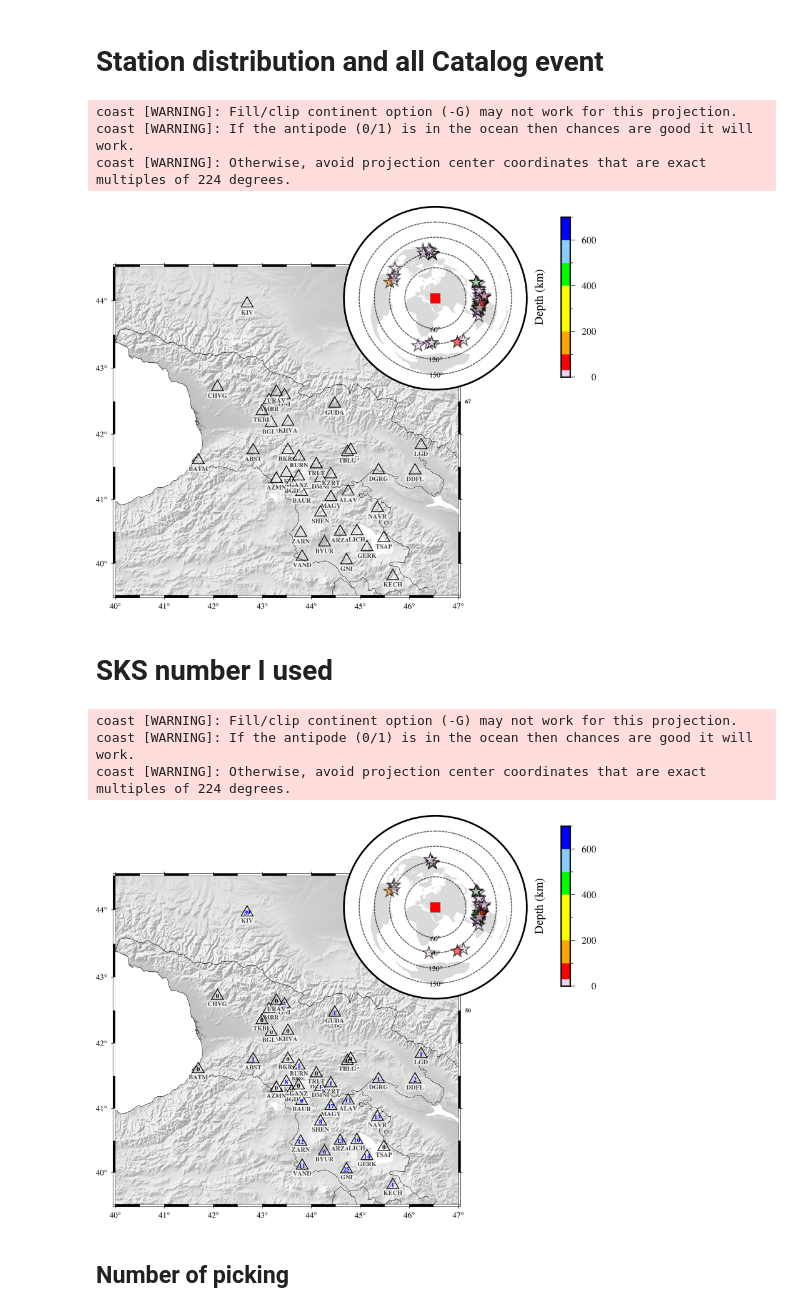
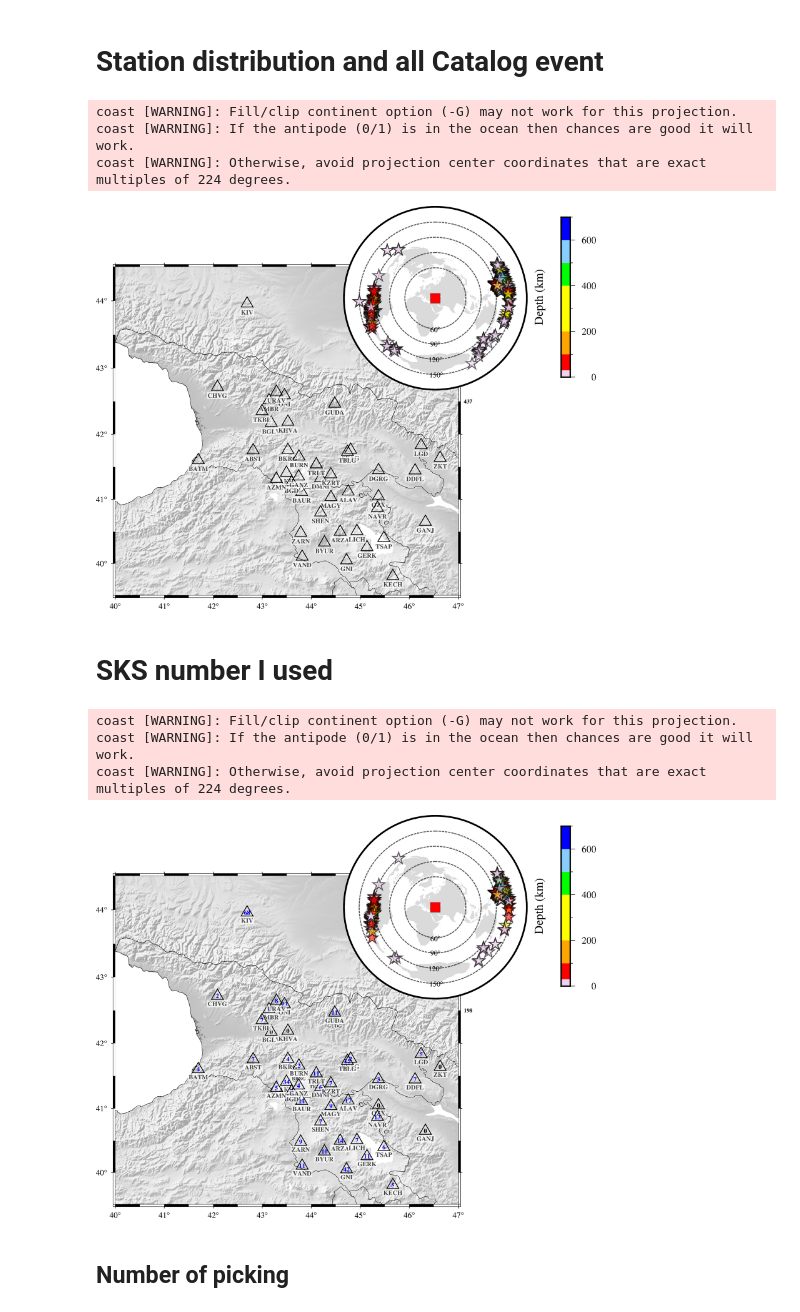
Before and after one commit to jhtong33/Python, a Jupyter notebook: 08.Plot_Station_event_pair.ipynb, the cells around one changed output. Drawn from its saved outputs; the diff is of its cells as text; code cells hidden in the pictures.

```diff
--- a/08.Plot_Station_event_pair.ipynb
+++ b/08.Plot_Station_event_pair.ipynb
@@ -66,18 +66,20 @@ def Plot_event(figmap, Event):
         figmap.colorbar(cmap = 'cmapEQs.cpt', position = 'x9.5/0.55+w7c/0.4c+ml', frame = ['a100f50','+L"Depth (km)"'])
 # %%
 PKLpath = '/Volumes/home/Research/STEP/01_Split'
-Path = '/Volumes/home/Research/STEP/02_Station_result_csv/2015-2020_Mw6+7_85-100degree'
+Path = '/Volumes/home/Research/STEP/02_Station_result_csv/2010-2020_Mw6_120-150degree_SKKS'
 
-phase = 'SKS'
+phase = 'SKKS'
 Mag = 6
-DATApath = f'/Volumes/home/Research/STEP/01_Split/DATA_{phase}_Mw67_85-100'
-evt_cata = 'Event_catalog_2015-2020_mw6+7_85-100.xml'
-CATA = read_events(f'{DATApath}/{evt_cata}')
+DATApath = f'/Volumes/home/Research/STEP/01_Split/DATA_{phase}_Mw6_ZRT'
+evt_cata1 = 'Event_catalog_2010-2015_mw6.xml'
+evt_cata2 = 'Event_catalog_2015-2020_mw6.xml'
+CATA = read_events(f'{DATApath}/{evt_cata1}')
+CATA += read_events(f'{DATApath}/{evt_cata2}')
 notplotLIST = ['TRLG','BRNG','GUDG']
 
-SAVEpath = '/Volumes/home/Research/STEP/04_Station_result_map/2015-2020_Mw6+7_85-100'
+SAVEpath = '/Volumes/home/Research/STEP/04_Station_result_map/2010-2020_Mw6_SKKS'
 
-filemag = 'Mw67_85-100'
+filemag = 'Mw6_SKKS'
 # %%
 def Event_clean():
     Ori_Event = {'Time':[],
@@ -141,7 +143,7 @@ figmap.show()
 coast [WARNING]: Fill/clip continent option (-G) may not work for this projection.
 coast [WARNING]: If the antipode (0/1) is in the ocean then chances are good it will work.
 coast [WARNING]: Otherwise, avoid projection center coordinates that are exact multiples of 224 degrees.
-[figure, old version]
+[figure, new version]
 # %% [markdown]
 # SKS number I used
 # %%
@@ -161,23 +163,23 @@ for CSVpath in sorted(glob.glob(f'{Path}/*.csv')):
     STApkl = pickle.load(open(f'{PKLpath}/{NET}_{STA}.pkl', "rb"))
     values = [value for keys, value in STApkl.items() ][0]
     df = pd.read_csv(CSVpath)
-    df = df[df['Phase']=='SKS'][df['SNRQ']>=5]
+    df = df[df['Phase']==phase][df['SNRQ']>=5]
 
 
     if STA == 'GUDA':
         secondSTA = 'GUDG'
         secdf = pd.read_csv(glob.glob(f'{Path}/*{secondSTA}*.csv')[0])
-        secdf = secdf[secdf['Phase']=='SKS']#[secdf['Mag']>=7.0]
+        secdf = secdf[secdf['Phase']==phase]#[secdf['Mag']>=7.0]
         STAdatalength = len(df) + len(secdf)
     elif STA == 'BURN':
         secondSTA = 'BRNG'
         secdf = pd.read_csv(glob.glob(f'{Path}/*{secondSTA}*.csv')[0])
-        secdf = secdf[secdf['Phase']=='SKS']#[secdf['Mag']>=7.0]
+        secdf = secdf[secdf['Phase']==phase]#[secdf['Mag']>=7.0]
         STAdatalength = len(df) + len(secdf)
     elif STA == 'TRLT':
         secondSTA = 'TRLG'
         secdf = pd.read_csv(glob.glob(f'{Path}/*{secondSTA}*.csv')[0])
-        secdf = secdf[secdf['Phase']=='SKS']#[secdf['Mag']>=7.0]
+        secdf = secdf[secdf['Phase']==phase]#[secdf['Mag']>=7.0]
         STAdatalength = len(df) + len(secdf)
     else:
         STAdatalength = len(df)
@@ -190,34 +192,34 @@ for CSVpath in sorted(glob.glob(f'{Path}/*.csv')):
             figmap.text(x=st_lon,y=st_lat,text=STAdatalength, font="8p,Times-Bold,blue")
         else:
             figmap.text(x=st_lon,y=st_lat,text=STAdatalength, font="8p,Times-Bold,black")
     else :
         figmap.text(x=st_lon,y=st_lat-0.2,text=STA, font="6p,Times-Bold,black",fill='white',transparency=30)
 
     for event in glob.glob(f'{DATApath}/*{STA}/*'):
         evtTime = event.rsplit('/')[-1]
         if evtTime not in USEevent:
             USEevent.append(evtTime)
 
 ##============= clean up catalog I used
 Event = Ori_Event.copy()
 removelist = [x for x in Event['Time'] if x not in USEevent]
 for reevent in removelist:
     index = Event['Time'].index(reevent)
     for keys in Event:
         Event[keys].pop(index)
 NEWEvent=pd.DataFrame(Event)
 num_evt = len(NEWEvent)
 figmap.text(x=47.2,y=42.5,text=f'{num_evt}',font="7p,Times-Bold,black", no_clip=True)
 ##============= plot earthquake distribution
 Plot_event(figmap, NEWEvent)
 figmap.savefig(f'{SAVEpath}/01_Plot_SKSnumber_{filemag}.png')
 figmap.savefig(f'{SAVEpath}/01_Plot_SKSnumber_{filemag}.pdf')
 figmap.show()
 # %% [output]
 coast [WARNING]: Fill/clip continent option (-G) may not work for this projection.
 coast [WARNING]: If the antipode (0/1) is in the ocean then chances are good it will work.
 coast [WARNING]: Otherwise, avoid projection center coordinates that are exact multiples of 224 degrees.
-[figure, old version]
+[figure, new version]
 # %% [markdown]
 ## Number of picking
 # %%
```
Also changed, not shown: parts of 1 cell of this notebook, 13 other files.
